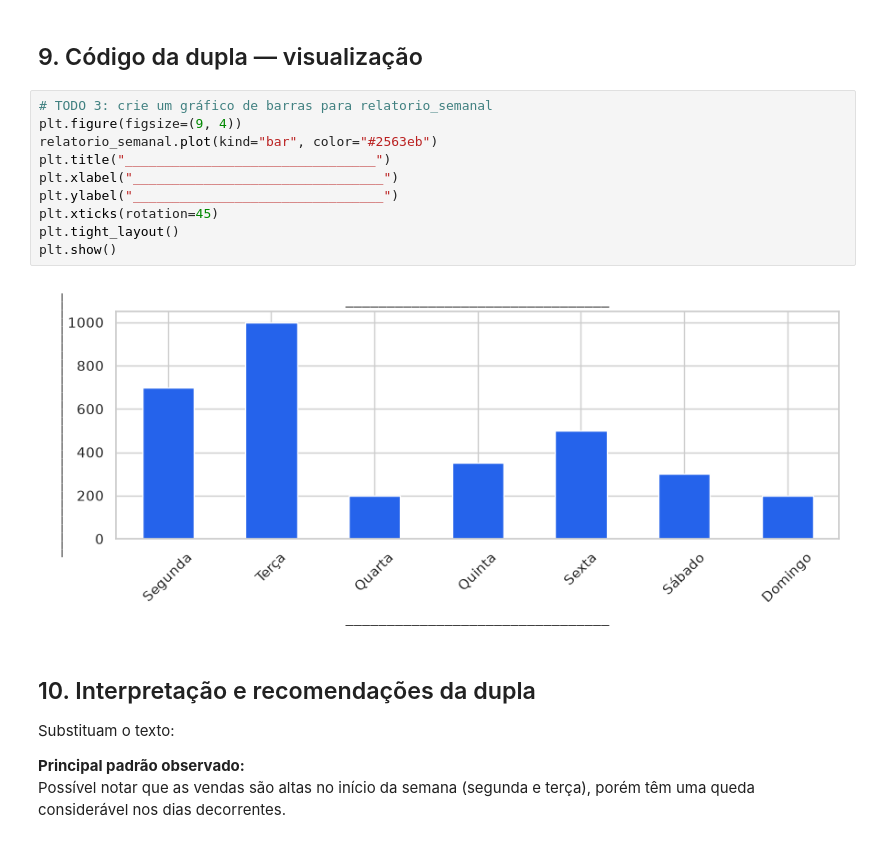
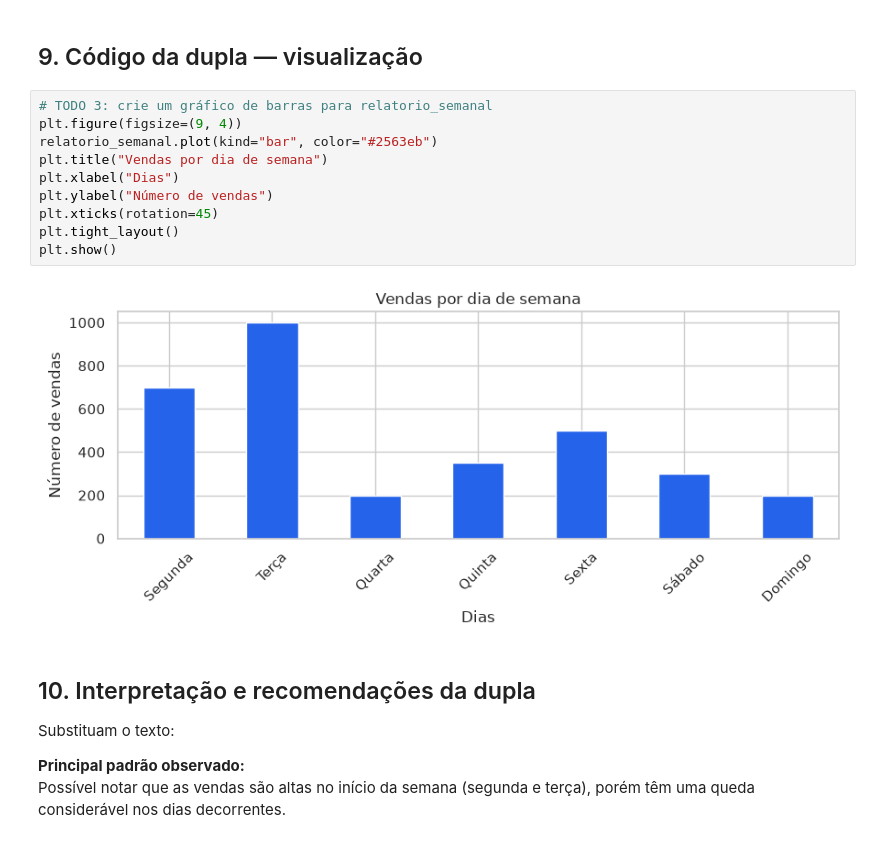
Before and after one commit to matheusmgomes/analise-exploratoria-vendas, a Jupyter notebook: PY_06_EDA_Vendas_Colab.ipynb, the cells around one changed output. Saved outputs shown, nothing was run; the diff lists cells and outputs as text.

Commit message:
Fixing Bar Chart axis

```diff
--- a/PY_06_EDA_Vendas_Colab.ipynb
+++ b/PY_06_EDA_Vendas_Colab.ipynb
@@ -372,15 +372,15 @@ Dia(s) fraco(s): ['Quarta', 'Domingo'] | Total: 200
 # %%
 # TODO 3: crie um gráfico de barras para relatorio_semanal
 plt.figure(figsize=(9, 4))
 relatorio_semanal.plot(kind="bar", color="#2563eb")
-plt.title("________________________________")
-plt.xlabel("________________________________")
-plt.ylabel("________________________________")
+plt.title("Vendas por dia de semana")
+plt.xlabel("Dias")
+plt.ylabel("Número de vendas")
 plt.xticks(rotation=45)
 plt.tight_layout()
 plt.show()
 # %% [output]
-[figure, old version]
+[figure, new version]
 # %% [markdown]
 ## 10. Interpretação e recomendações da dupla
 
```
Also changed, not shown: parts of 1 cell of this notebook.
